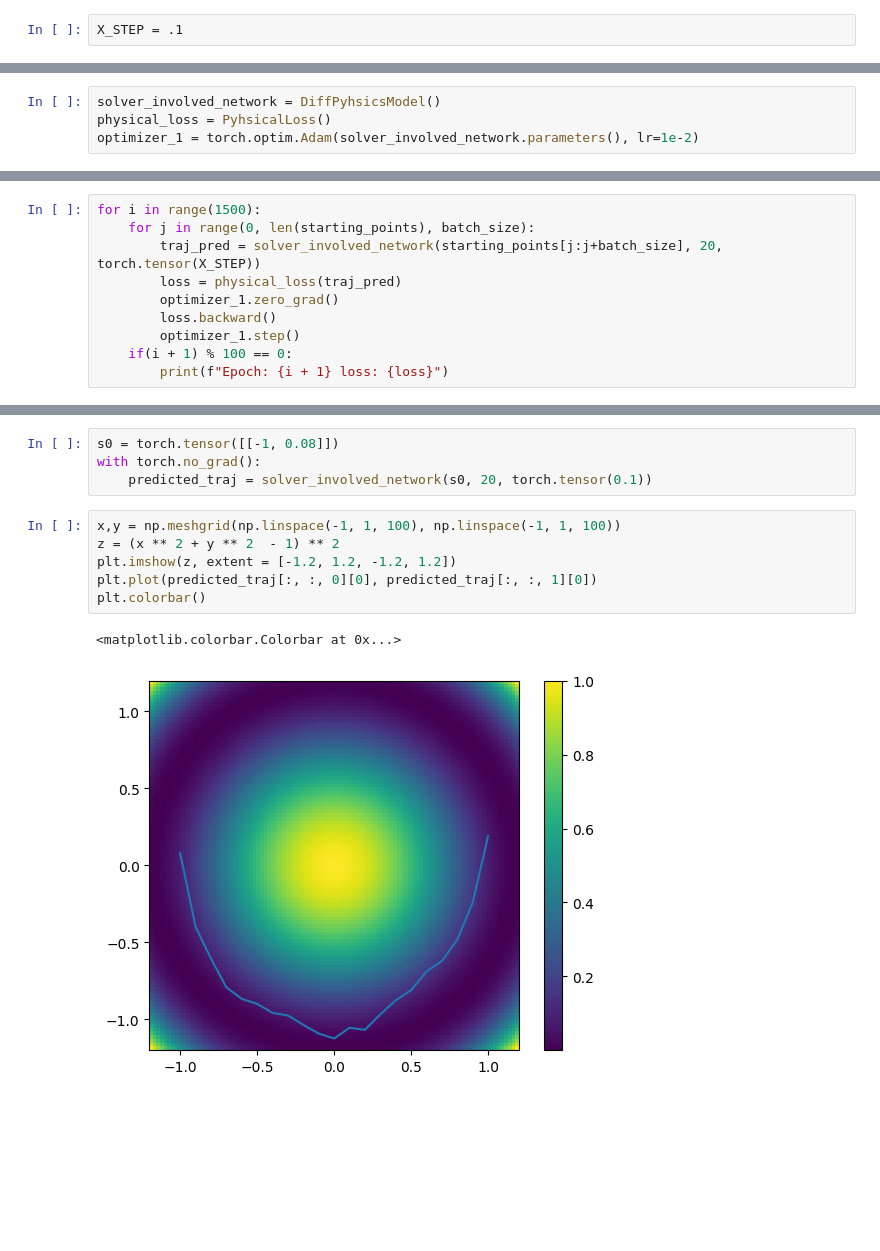
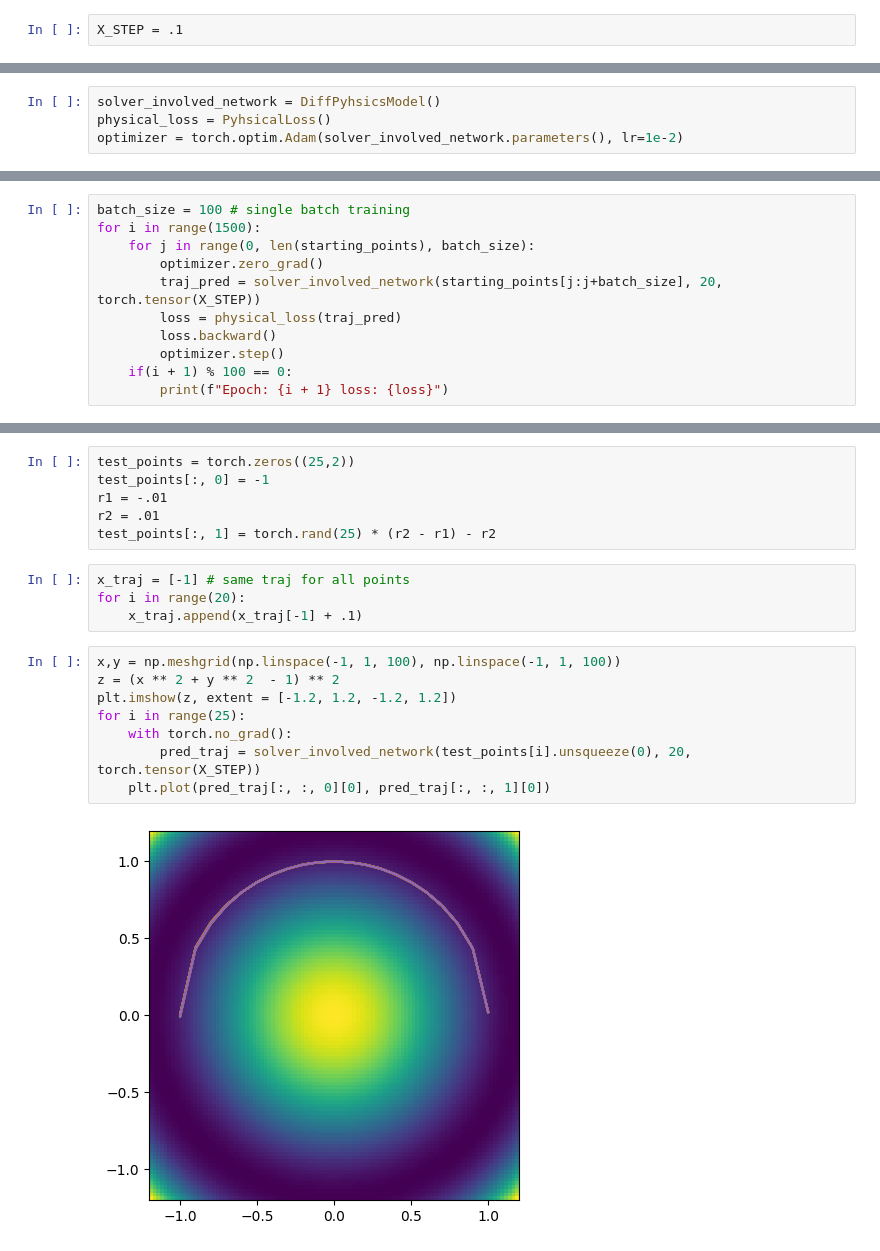
Before and after one commit to Stargazer1998/adv_dl_physics, a Jupyter notebook: exercise-8/Differentiable Physics Training.ipynb, the cells around one changed output, grey strips where cells are left out. Cells and saved outputs as stored; diff of their text form; blank space fills up the shorter version.

```diff
--- a/exercise-8/Differentiable Physics Training.ipynb
+++ b/exercise-8/Differentiable Physics Training.ipynb
@@ -65,4 +70,4 @@ starting_points[:,1] = torch.rand(100) * (r2 - r1) - r2
 # %%
 solver_involved_network = DiffPyhsicsModel()
 physical_loss = PyhsicalLoss()
-optimizer_1 = torch.optim.Adam(solver_involved_network.parameters(), lr=1e-2)
+optimizer = torch.optim.Adam(solver_involved_network.parameters(), lr=1e-2)
@@ -71,11 +74,12 @@ batch_size = 10
 # %%
+batch_size = 100 # single batch training
 for i in range(1500):
     for j in range(0, len(starting_points), batch_size):
+        optimizer.zero_grad()
         traj_pred = solver_involved_network(starting_points[j:j+batch_size], 20, torch.tensor(X_STEP))
         loss = physical_loss(traj_pred)
-        optimizer_1.zero_grad()
         loss.backward()
-        optimizer_1.step()
+        optimizer.step()
     if(i + 1) % 100 == 0:
         print(f"Epoch: {i + 1} loss: {loss}")
 # %% [output]
@@ -97,13 +101,20 @@ Epoch: 1500 loss: 0.003561913501471281
-# %%
-s0 = torch.tensor([[-1, 0.08]])
-with torch.no_grad():
-    predicted_traj = solver_involved_network(s0, 20, torch.tensor(0.1))
+# %%
+test_points = torch.zeros((25,2))
+test_points[:, 0] = -1
+r1 = -.01
+r2 = .01
+test_points[:, 1] = torch.rand(25) * (r2 - r1) - r2
+# %%
+x_traj = [-1] # same traj for all points
+for i in range(20):
+    x_traj.append(x_traj[-1] + .1)
 # %%
 x,y = np.meshgrid(np.linspace(-1, 1, 100), np.linspace(-1, 1, 100))
 z = (x ** 2 + y ** 2  - 1) ** 2
 plt.imshow(z, extent = [-1.2, 1.2, -1.2, 1.2])
-plt.plot(predicted_traj[:, :, 0][0], predicted_traj[:, :, 1][0])
-plt.colorbar()
+for i in range(25):
+    with torch.no_grad():
+        pred_traj = solver_involved_network(test_points[i].unsqueeze(0), 20, torch.tensor(X_STEP))
+    plt.plot(pred_traj[:, :, 0][0], pred_traj[:, :, 1][0])
 # %% [output]
-<matplotlib.colorbar.Colorbar at 0x...>
-[figure, old version]
+[figure, new version]
```
Also changed, not shown: parts of 4 cells of this notebook.
